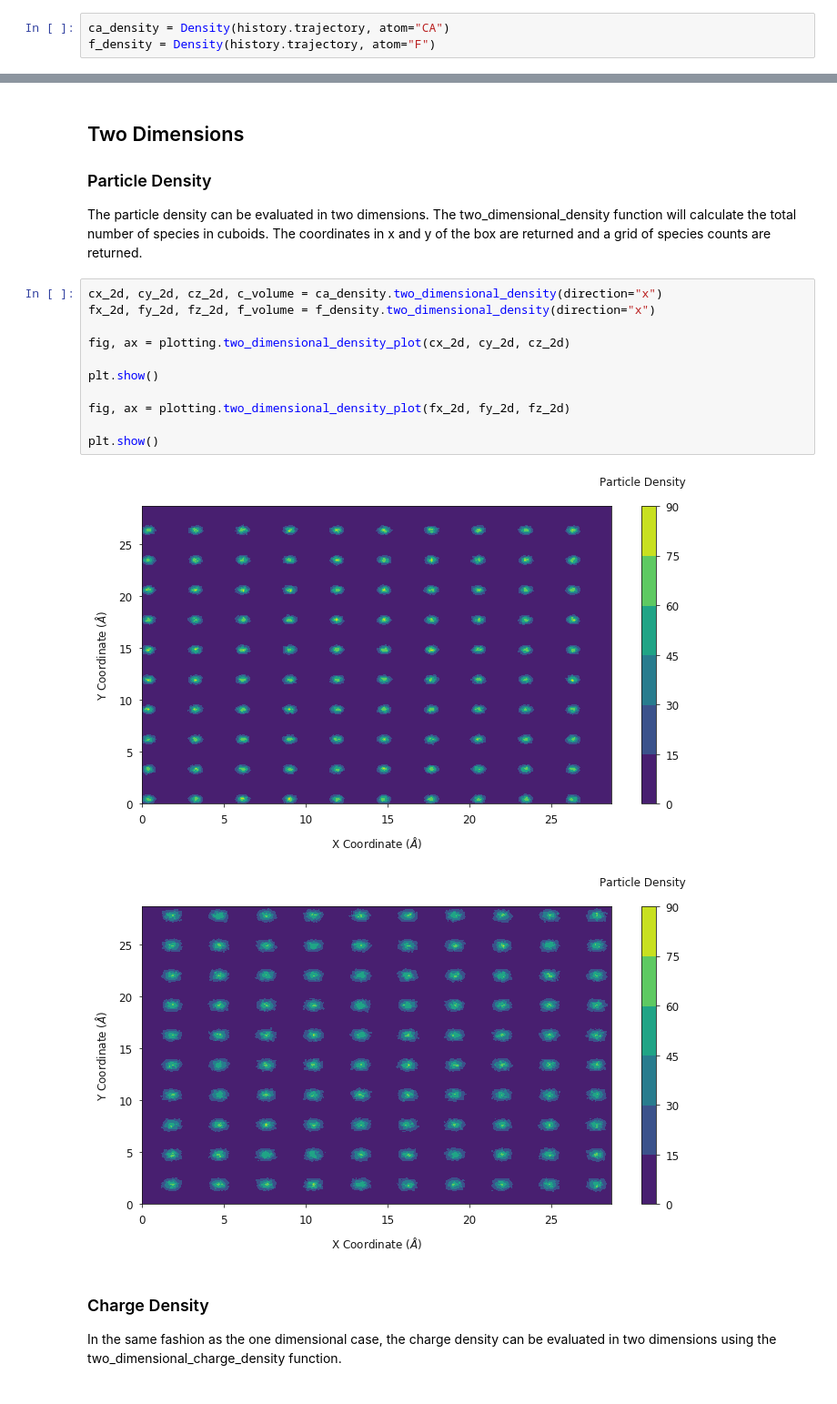
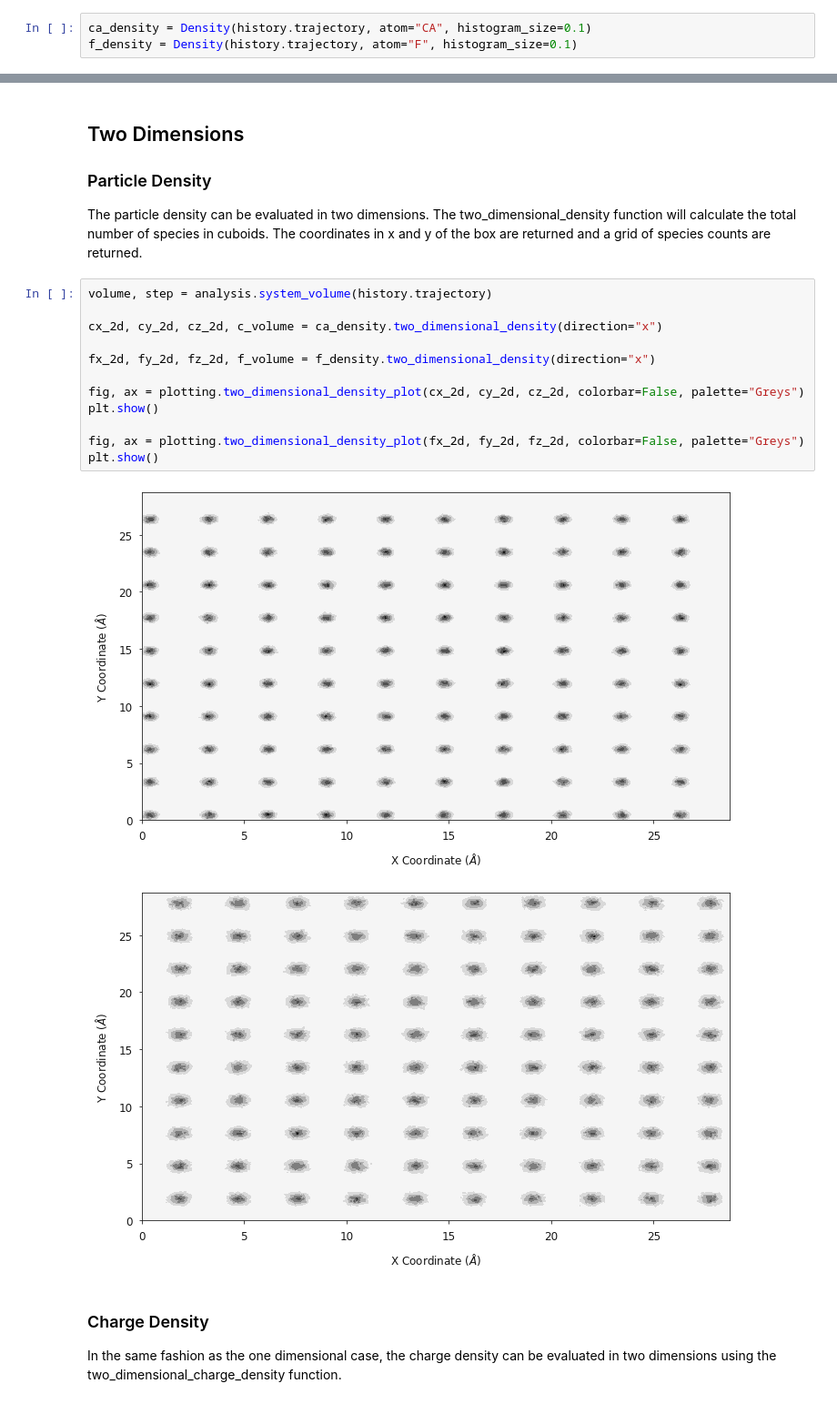
Before and after one commit to symmy596/Polypy, a Jupyter notebook: examples/notebooks/Density.ipynb, the cells around one changed output, grey strips where cells are left out. Shown: that part at 91% size. Drawn from its saved outputs; the diff is of its cells as text.

```diff
--- a/examples/notebooks/Density.ipynb
+++ b/examples/notebooks/Density.ipynb
@@ -26,5 +26,5 @@ history = History("../example_data/HISTORY", ["CA", "F"])
 # %% [markdown]
 The next step is to create the density object for both species.
 # %%
-ca_density = Density(history.trajectory, atom="CA")
-f_density = Density(history.trajectory, atom="F")
+ca_density = Density(history.trajectory, atom="CA", histogram_size=0.1)
+f_density = Density(history.trajectory, atom="F", histogram_size=0.1)
@@ -105,19 +103,20 @@ plt.show()
 
 The particle density can be evaluated in two dimensions. The two_dimensional_density function will calculate the total number of species in cuboids. The coordinates in x and y of the box are returned and a grid of species counts are returned.
 # %%
+volume, step = analysis.system_volume(history.trajectory)
+
 cx_2d, cy_2d, cz_2d, c_volume = ca_density.two_dimensional_density(direction="x")
+
 fx_2d, fy_2d, fz_2d, f_volume = f_density.two_dimensional_density(direction="x")
 
-fig, ax = plotting.two_dimensional_density_plot(cx_2d, cy_2d, cz_2d)
-
+fig, ax = plotting.two_dimensional_density_plot(cx_2d, cy_2d, cz_2d, colorbar=False, palette="Greys")
 plt.show()
 
-fig, ax = plotting.two_dimensional_density_plot(fx_2d, fy_2d, fz_2d)
-
+fig, ax = plotting.two_dimensional_density_plot(fx_2d, fy_2d, fz_2d, colorbar=False, palette="Greys")
 plt.show()
 # %% [output]
-[figure, old version]
+[figure, new version]
-[figure, old version]
+[figure, new version]
 # %% [markdown]
 ### Charge Density
 
```
Also changed, not shown: parts of 15 cells of this notebook, 1 other file.
